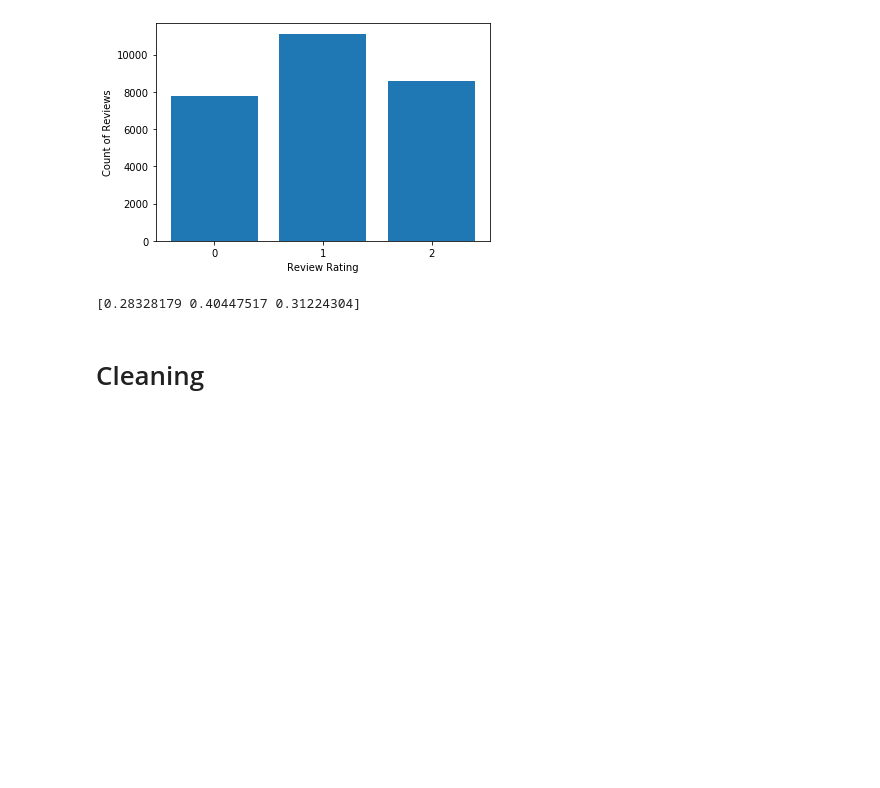
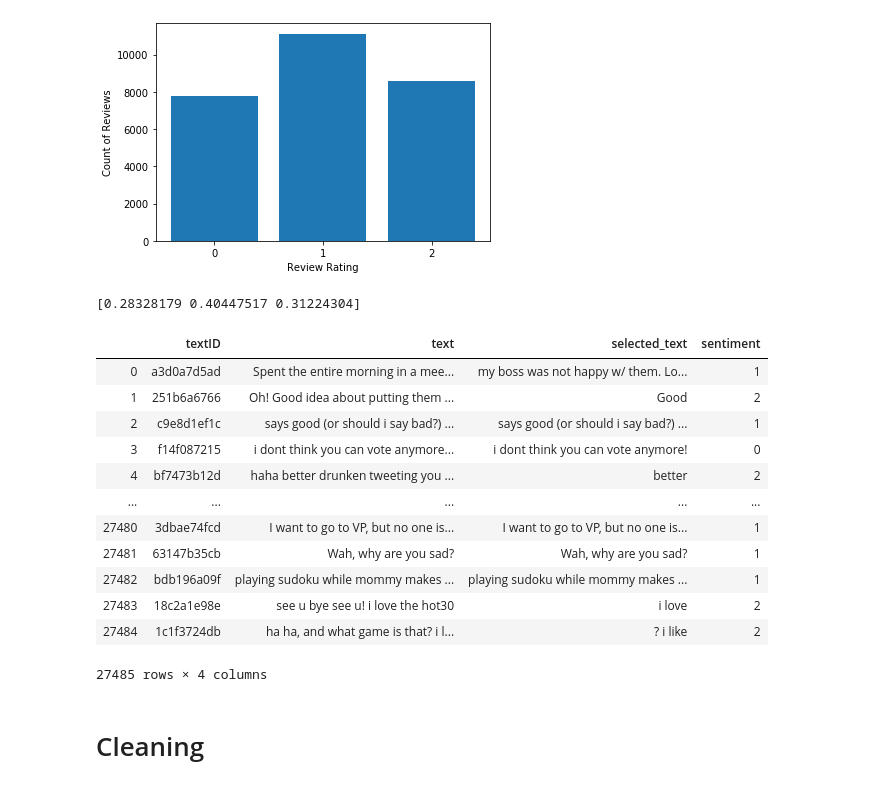
Before and after one commit to FreedomVAce/Tweet_Sentiment_Extraction, a Jupyter notebook: tweet_sentiment_extraction.ipynb, the cells around one changed output. Cells and saved outputs as stored; diff of their text form; code cells hidden in the pictures; blank space fills up the shorter version.

```diff
--- a/tweet_sentiment_extraction.ipynb
+++ b/tweet_sentiment_extraction.ipynb
@@ -3,11 +3,15 @@ import pandas as pd
 import numpy as np
 import matplotlib.pyplot as plt
 from sklearn.feature_extraction.text import CountVectorizer
+from sklearn.feature_extraction.text import TfidfVectorizer
 import nltk
-from nltk.corpus import stopwords
+#from nltk.corpus import stopwords
 from nltk.tokenize import word_tokenize
 from nltk.stem import PorterStemmer
 from nltk.stem import WordNetLemmatizer
+import seaborn as sns
 import re
+import string
+print(string.punctuation)
 #pd.options.display.max_rows = None
-#pd.options.display.max_columns = None
+pd.options.display.max_columns = 100
@@ -99,6 +110,22 @@ plt.show()
 print(counts/np.sum(counts))
 # %% [output]
 [0.28328179 0.40447517 0.31224304]
+# %%
+train
+# %% [output]
+|  | textID | text | selected_text | sentiment |
+| 0 | a3d0a7d5ad | Spent the entire morning in a mee... | my boss was not happy w/ them. Lo... | 1 |
+| 1 | 251b6a6766 | Oh! Good idea about putting them ... | Good | 2 |
+| 2 | c9e8d1ef1c | says good (or should i say bad?) ... | says good (or should i say bad?) ... | 1 |
+| 3 | f14f087215 | i dont think you can vote anymore... | i dont think you can vote anymore! | 0 |
+| 4 | bf7473b12d | haha better drunken tweeting you ... | better | 2 |
+| ... | ... | ... | ... | ... |
+| 27480 | 3dbae74fcd | I want to go to VP, but no one is... | I want to go to VP, but no one is... | 1 |
+| 27481 | 63147b35cb | Wah, why are you sad? | Wah, why are you sad? | 1 |
+| 27482 | bdb196a09f | playing sudoku while mommy makes ... | playing sudoku while mommy makes ... | 1 |
+| 27483 | 18c2a1e98e | see u bye see u! i love the hot30 | i love | 2 |
+| 27484 | 1c1f3724db | ha ha, and what game is that? i l... | ? i like | 2 |
+27485 rows × 4 columns
 # %% [markdown]
 # Cleaning
 # %%
```
Also changed, not shown: parts of 35 cells of this notebook.
